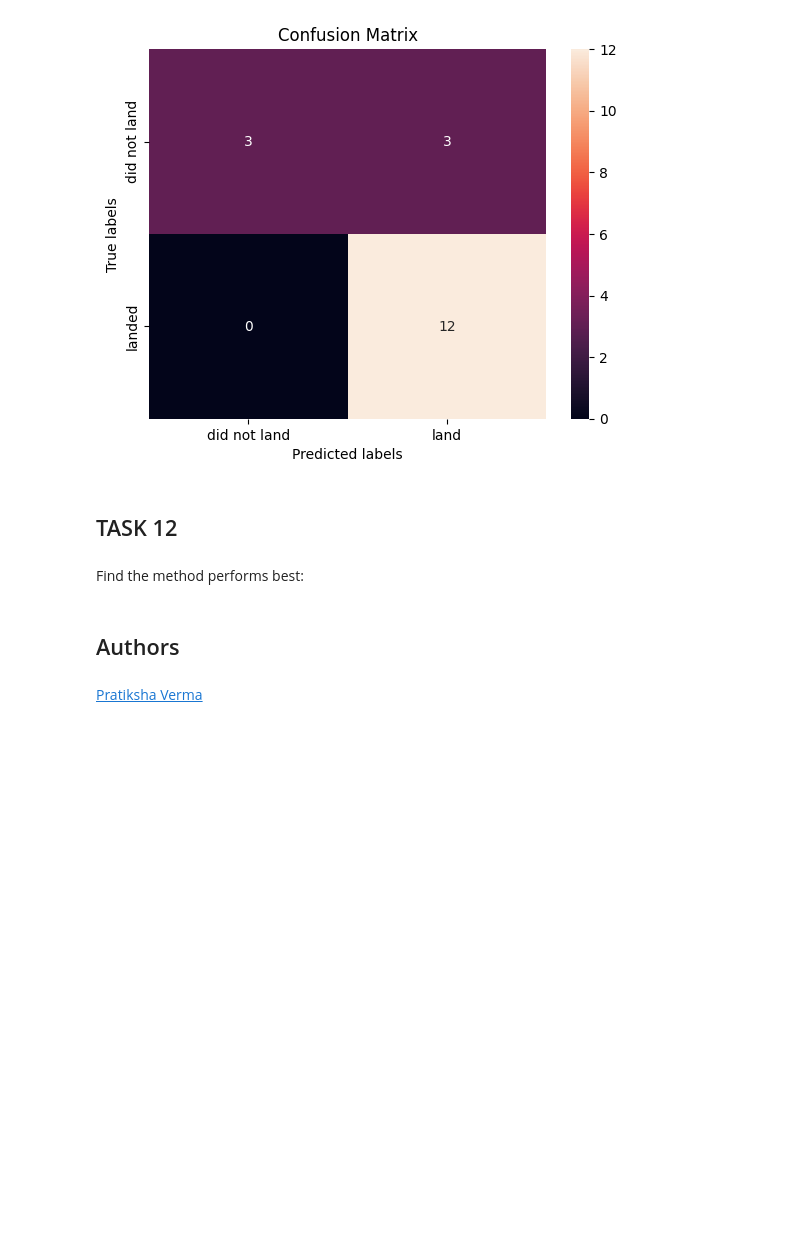
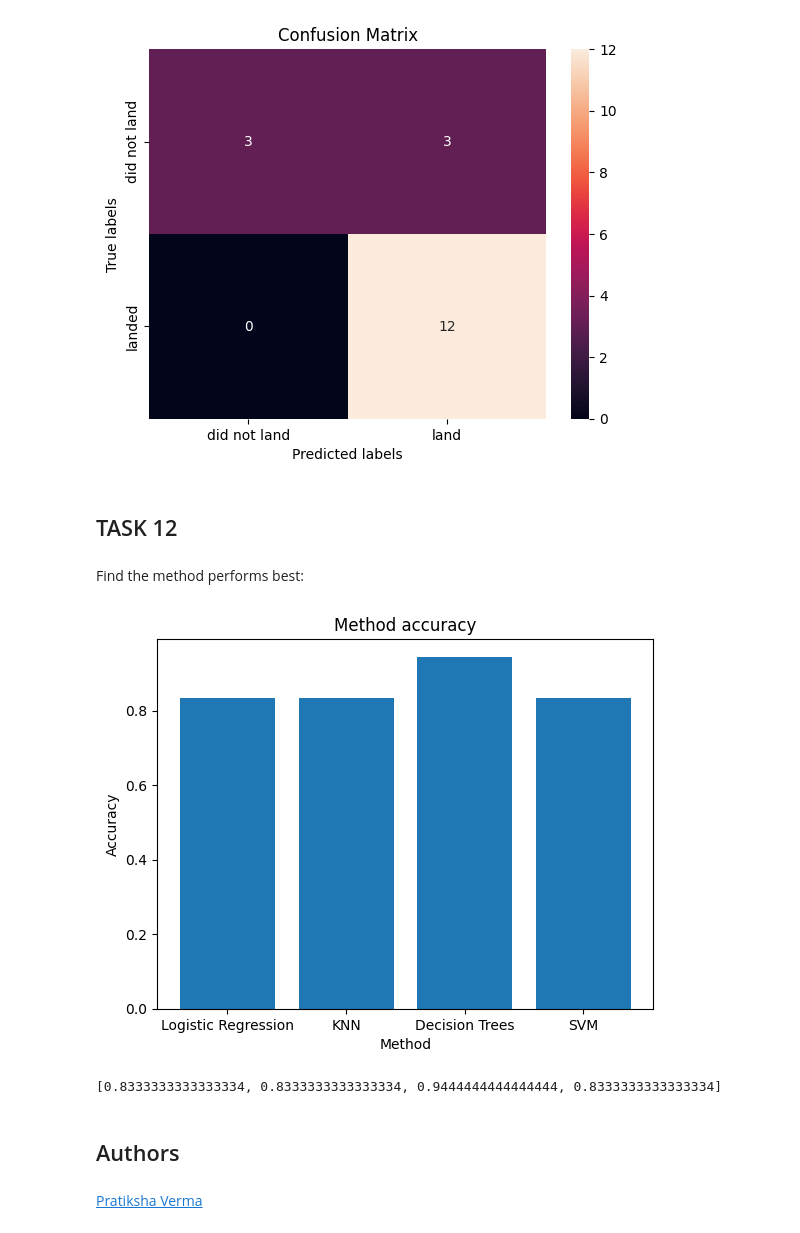
Before and after one commit to FCarrascoHeine/ds-capstone, a Jupyter notebook: 8_MachineLearning_Prediction.ipynb, the cells around one changed output. Cells and saved outputs as stored; diff of their text form; code cells hidden in the pictures; blank space fills up the shorter version.

```diff
--- a/8_MachineLearning_Prediction.ipynb
+++ b/8_MachineLearning_Prediction.ipynb
@@ -378,3 +368,19 @@ Find the method performs best:
+# %%
+values =  [logreg_cv_score, knn_cv_score, tree_cv_score, svm_cv_score]
+labels = ["Logistic Regression", "KNN", "Decision Trees", "SVM"]
+
+plt.bar(labels, values)
+plt.xlabel('Method')
+plt.ylabel('Accuracy')
+plt.title('Method accuracy')
+plt.show()
+# %% [output]
+[figure, added]
+# %%
+# Current execution: best method is decision trees
+print(values)
+# %% [output]
+[0.8333333333333334, 0.8333333333333334, 0.9444444444444444, 0.8333333333333334]
 # %% [markdown]
 ## Authors
 # %% [markdown]
```
Also changed, not shown: parts of 5 cells of this notebook.
